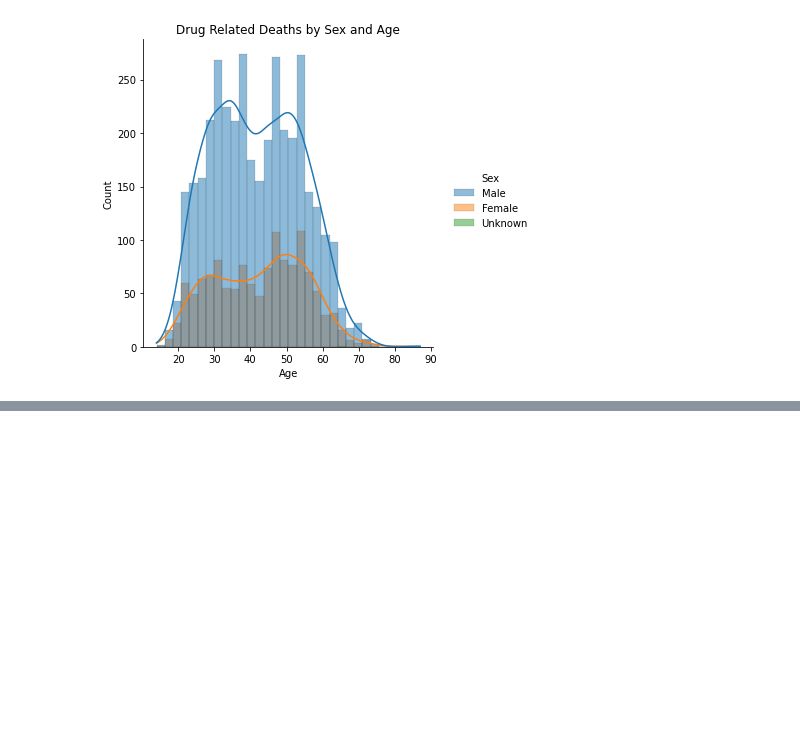
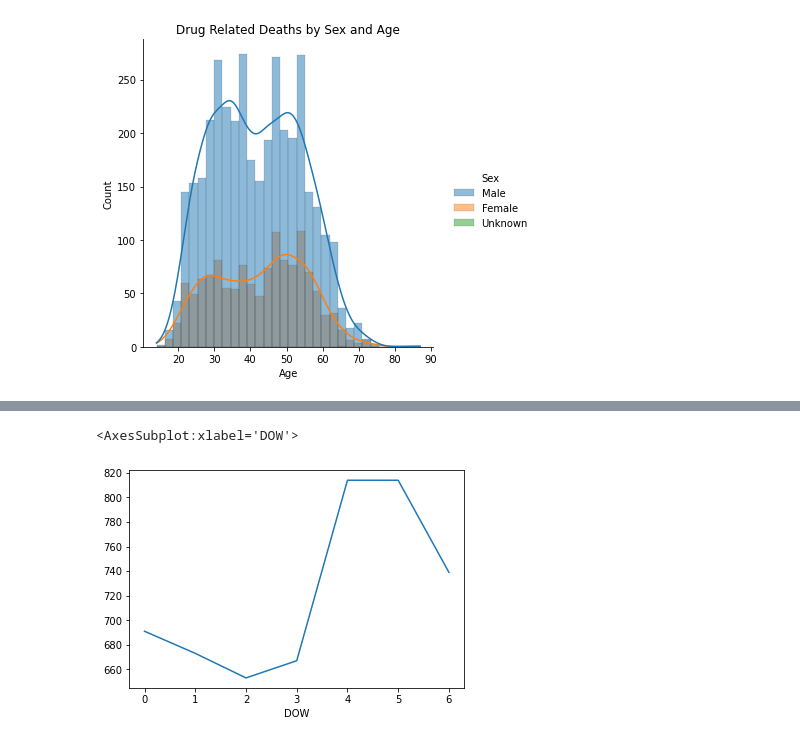
Before and after one commit to muhan-zhang/data200-final-project, a Jupyter notebook: Project.ipynb, the cells around one changed output, grey strips where cells are left out. Drawn from its saved outputs; the diff is of its cells as text; code cells hidden in the pictures; blank space fills up the shorter version.

```diff
--- a/Project.ipynb
+++ b/Project.ipynb
@@ -927,0 +963,5 @@ From the kernel density estimate, both distributions for Male and Female are bim
+# %%
+drug_related_deaths_geo.groupby("DOW").size().plot()
+# %% [output]
+<AxesSubplot:xlabel='DOW'>
+[figure, added]
```
Also changed, not shown: parts of 48 cells of this notebook.
